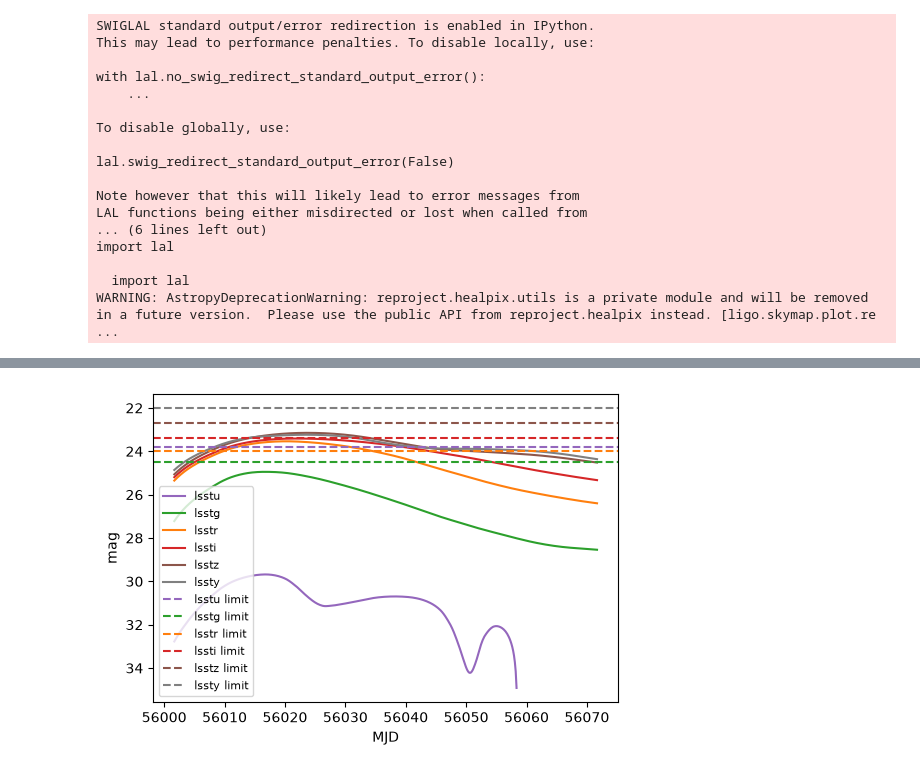
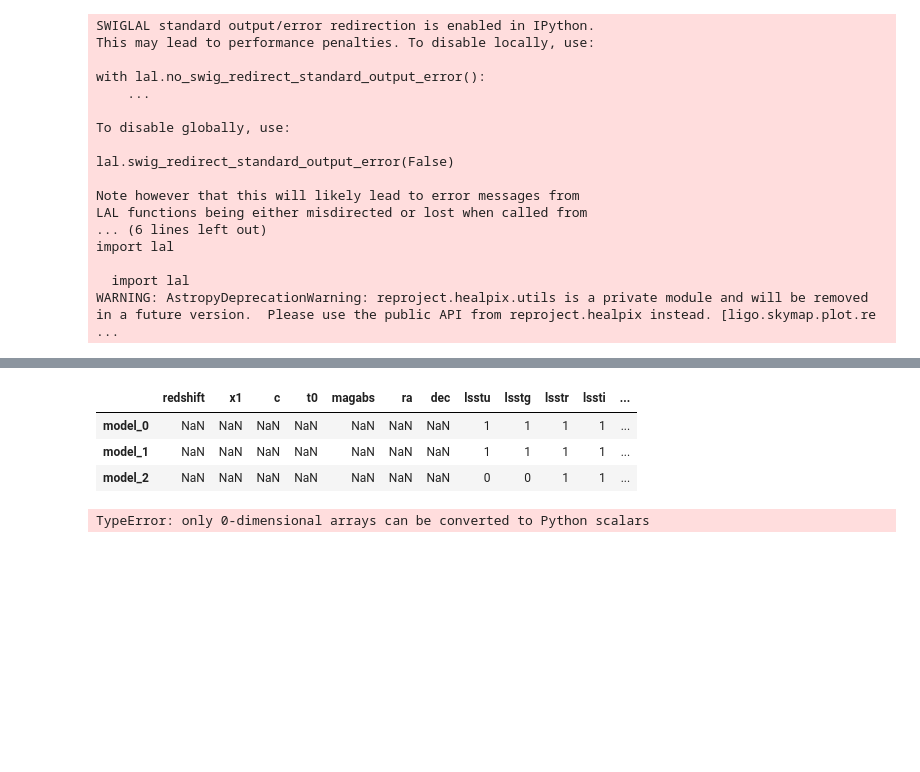
Before and after one commit to krissylla/TransientSimulation, a Jupyter notebook: test_lightcurve.ipynb, the cells around one changed output, grey strips where cells are left out. Drawn from its saved outputs; the diff is of its cells as text; code cells hidden in the pictures; blank space fills up the shorter version.

```diff
--- a/test_lightcurve.ipynb
+++ b/test_lightcurve.ipynb
@@ -27,4 +92,28 @@ bands = ["lsstu", "lsstg", "lsstr", "lssti", "lsstz", "lssty"]
+# %%
+import pandas as pd
+rows = []
+# model is the skysurvey.core.target.Target, data is the y data
+for model, data in zip(snia_models, data_models):
+    vis = determine_visibility(data, return_dict = True) #this makes a dict
+    row = {**{k: data[k] for k in snia_lightcurve_params}, **vis}
+    rows.append(row)
+
+df = pd.DataFrame(
+    rows,
+    index=[f"model_{i}" for i in range(len(data_models))],
+    columns=snia_lightcurve_params + bands
+)
+
+df
+# %% [output]
+|  | redshift | x1 | c | t0 | magabs | ra | dec | lsstu | lsstg | lsstr | lssti | ... |
+| model_0 | NaN | NaN | NaN | NaN | NaN | NaN | NaN | 1 | 1 | 1 | 1 | ... |
+| model_1 | NaN | NaN | NaN | NaN | NaN | NaN | NaN | 1 | 1 | 1 | 1 | ... |
+| model_2 | NaN | NaN | NaN | NaN | NaN | NaN | NaN | 0 | 0 | 1 | 1 | ... |
 # %%
-snia_model, model_data = generate_snia_lightcurve(redshift = 0.5, bands = bands, in_mag = True, plot_curve = True, return_values = True, return_models = True)
+
+stacked_df = pd.DataFrame()
+ser = pd.Series(int(np.arange(0, len(data_models))), index=[f"{i}" for i in range(len(data_models))], columns = snia_lightcurve_params + bands)
+df = pd.DataFrame(data=ser, index=["a", "c"])
 # %% [output]
-[figure, removed]
+TypeError: only 0-dimensional arrays can be converted to Python scalars
```
Also changed, not shown: parts of 11 cells of this notebook, 2 other files.
